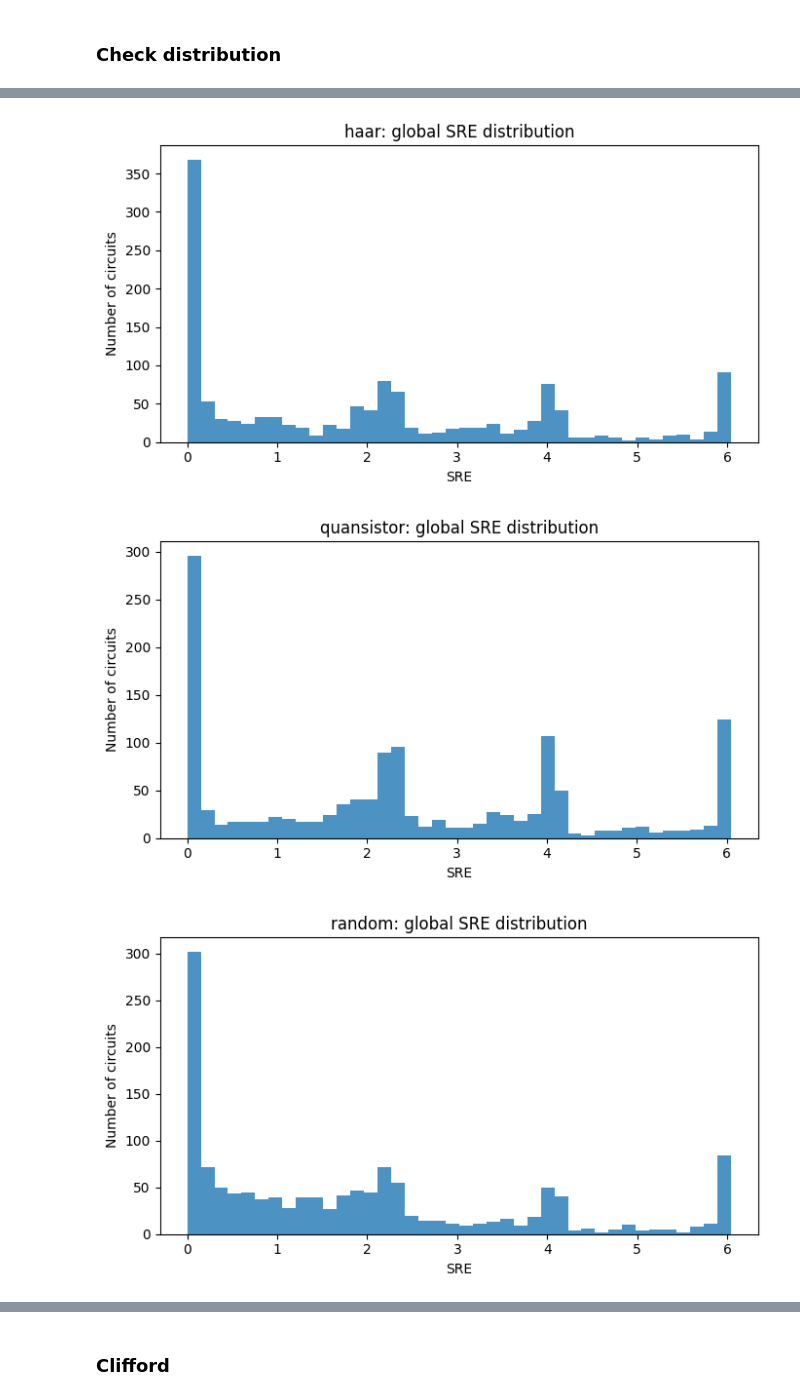
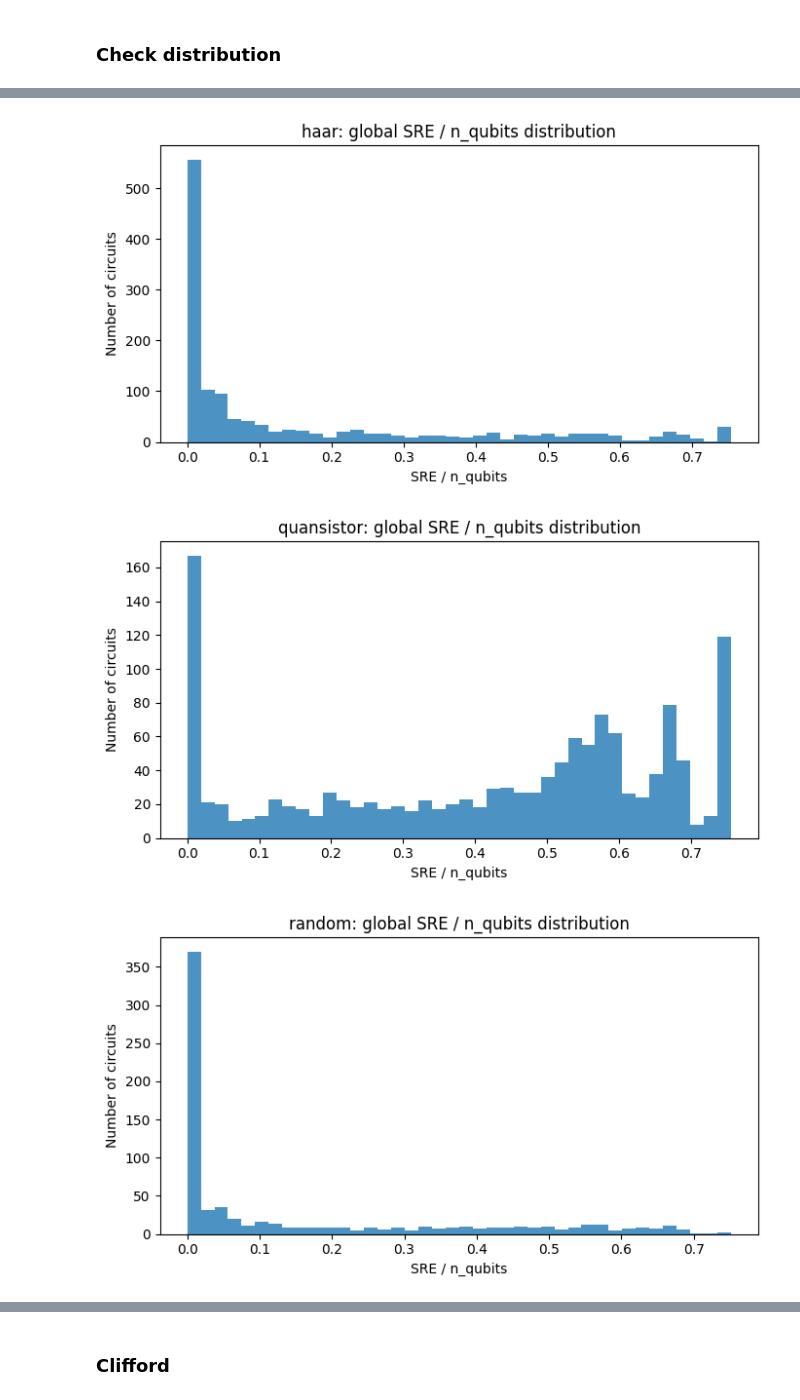
Before and after one commit to VicLambert/qml-quansistor-entropy, a Jupyter notebook: qqe/notebooks/SRE_distribution_2.ipynb, the cells around one changed output, grey strips where cells are left out. Saved outputs shown, nothing was run; the diff lists cells and outputs as text; code cells hidden in the pictures.

```diff
--- a/qqe/notebooks/SRE_distribution_2.ipynb
+++ b/qqe/notebooks/SRE_distribution_2.ipynb
@@ -68,7 +53,7 @@ PROJECT_ROOT = Path().resolve().parent
 n_qubits = (4, 6, 8, 10)
 n_layers = (1, 2, 4, 8, 16, 40, 50, 80, 100)
 n_seeds = 50
-output_dir = "../outputs/data/SRE_distributions/22_06_2026_2"
+output_dir = "../outputs/data/SRE_distributions/25_06_2026"
 # %%
 def default_sampling_config() -> SamplingConfig:
     return SamplingConfig(
@@ -387,4 +417,7 @@ print(df[["family", "n_qubits", "n_layers", "sre", "sre_density"]].head())
+# %%
+# df_qubits = df[df["n_qubits"] == 8].copy()
+df_qubits = df.copy()
 # %%
-for family in sorted(df["family"].unique()):
-    plot_global_sre_distribution(df, family, density=False)
+for family in sorted(df_qubits["family"].unique()):
+    plot_global_sre_distribution(df_qubits, family, density=True)
 # %% [output]
@@ -392,4 +425,4 @@ for family in sorted(df["family"].unique()):
-[figure, old version]
+[figure, new version]
-[figure, old version]
+[figure, new version]
-[figure, old version]
+[figure, new version]
 # %%
```
Also changed, not shown: parts of 13 cells of this notebook, 51 other files.
